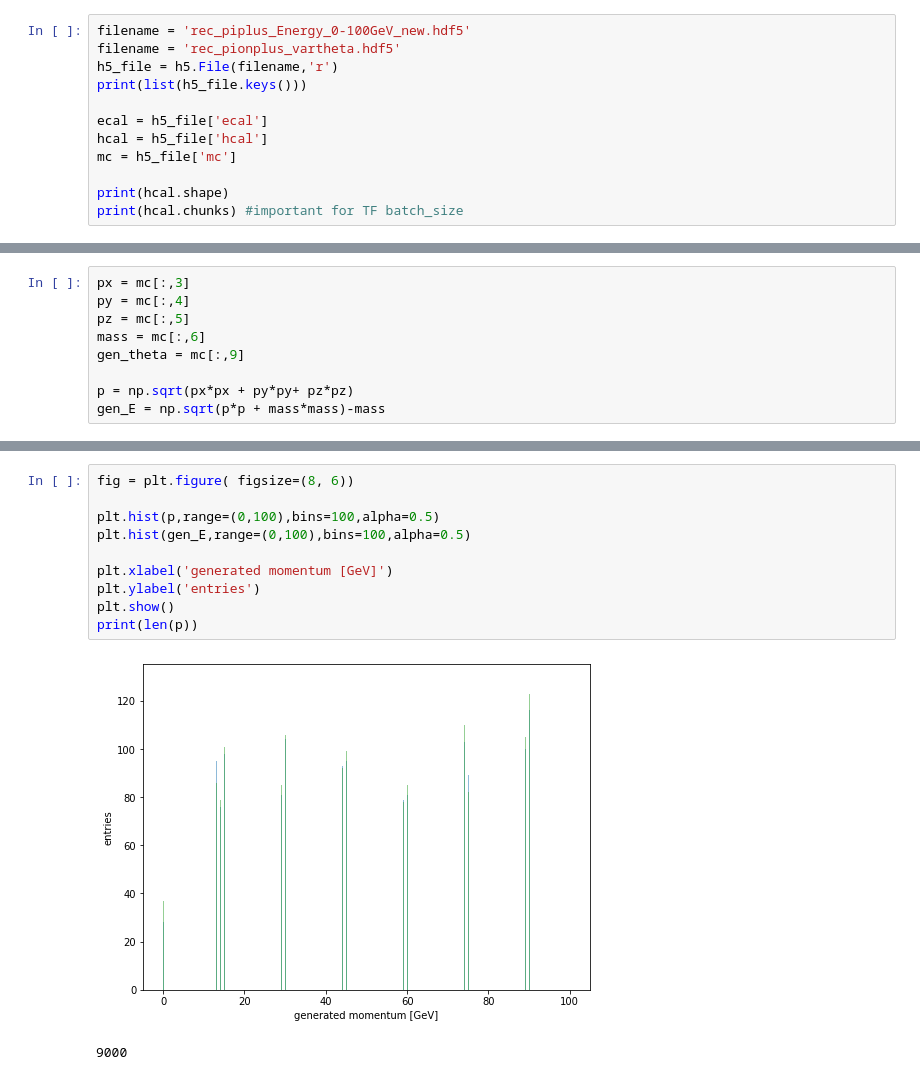
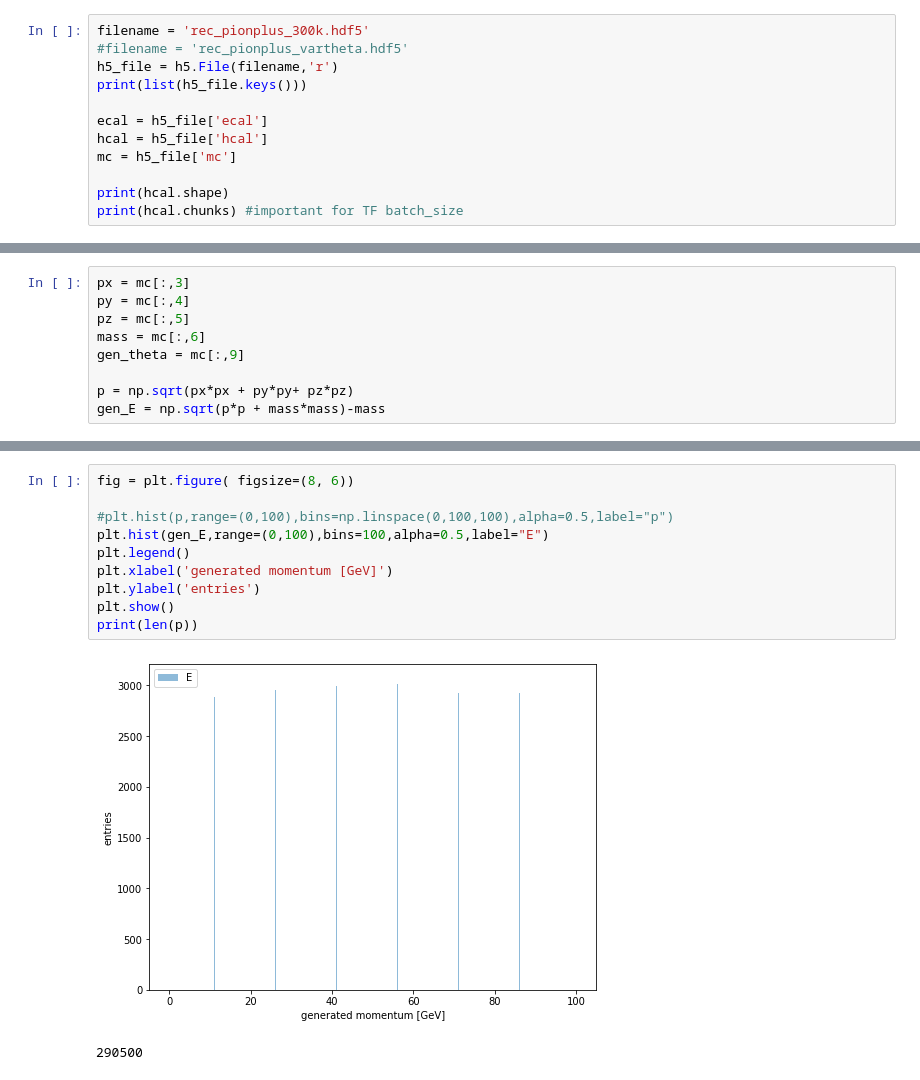
Before and after one commit to eiccodesign/regressiononly, a Jupyter notebook: H5_hitQA.ipynb, the cells around one changed output, grey strips where cells are left out. Drawn from its saved outputs; the diff is of its cells as text.

```diff
--- a/H5_hitQA.ipynb
+++ b/H5_hitQA.ipynb
@@ -33,8 +35,8 @@ display_html(df1_styler._repr_html_()+df2_styler._repr_html_(), raw=True)
 # %% [markdown]
 ## Get data
 # %%
-filename = 'rec_piplus_Energy_0-100GeV_new.hdf5'
-filename = 'rec_pionplus_vartheta.hdf5'
+filename = 'rec_pionplus_300k.hdf5'
+#filename = 'rec_pionplus_vartheta.hdf5'
 h5_file = h5.File(filename,'r')
 print(list(h5_file.keys()))
 
@@ -255,16 +294,16 @@ gen_E = np.sqrt(p*p + mass*mass)-mass
 # %%
 fig = plt.figure( figsize=(8, 6))
 
-plt.hist(p,range=(0,100),bins=100,alpha=0.5)
-plt.hist(gen_E,range=(0,100),bins=100,alpha=0.5)
-
+#plt.hist(p,range=(0,100),bins=np.linspace(0,100,100),alpha=0.5,label="p")
+plt.hist(gen_E,range=(0,100),bins=100,alpha=0.5,label="E")
+plt.legend()
 plt.xlabel('generated momentum [GeV]')
 plt.ylabel('entries')
 plt.show()
 print(len(p))
 # %% [output]
-[figure, old version]
+[figure, new version]
-9000
+290500
 # %%
 _ = plt.hist(gen_theta)
 # %% [output]
```
Also changed, not shown: parts of 16 cells of this notebook.
